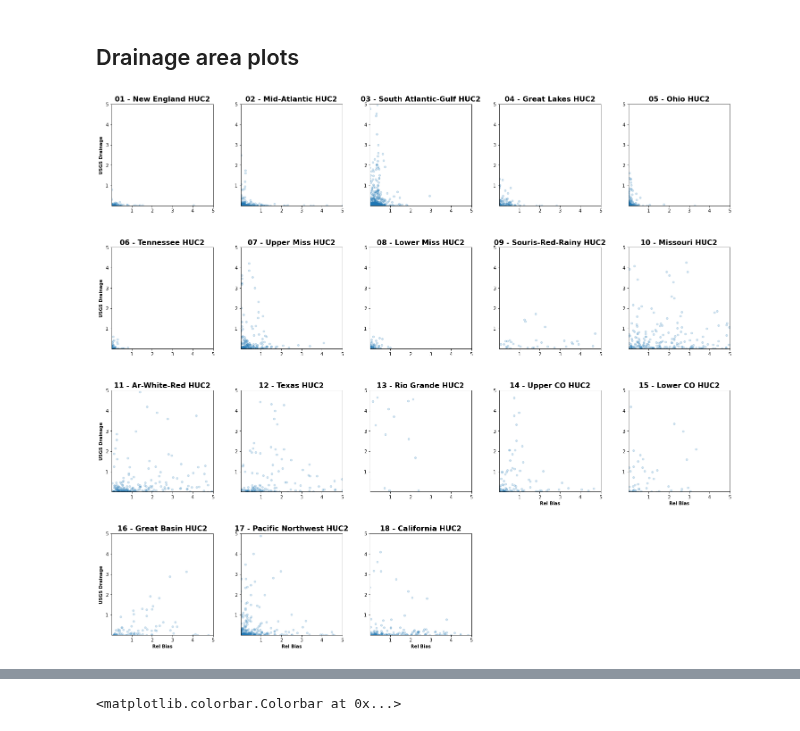
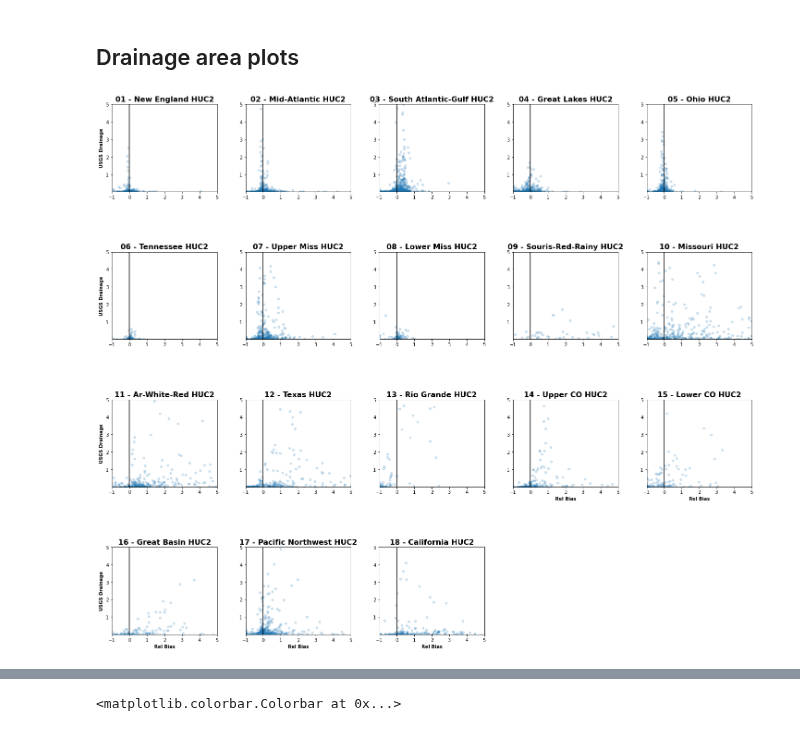
Before and after one commit to danielletijerina/PFCONUS2-analysis, a Jupyter notebook: scripts/Validation/Streamflow/3_PlotStreamflowTimeseries-Stats.ipynb, the cells around one changed output, grey strips where cells are left out. Saved outputs shown, nothing was run; the diff lists cells and outputs as text; code cells hidden in the pictures.

```diff
--- a/scripts/Validation/Streamflow/3_PlotStreamflowTimeseries-Stats.ipynb
+++ b/scripts/Validation/Streamflow/3_PlotStreamflowTimeseries-Stats.ipynb
@@ -324,32 +324,33 @@ Name: gages_drainage_sqkm, Length: 4961, dtype: float64
 # %%
 ncol = 5
 fig, axs = plt.subplots((18 // ncol)+1, ncol, figsize=(20,18))
 
 for ii in range(18):
     ax = axs[ii//ncol, ii%ncol]
     tmp_obs = stats_df.loc[stats_df['HUC2']==ii+1,'bias']
     tmp_sim = usgs_gage_metadata.loc[usgs_gage_metadata['HUC2']==ii+1,'gages_drainage_sqkm']/10000
+    ax.axvline(x=0, color = 'k')
     #tmp_corr = np.corrcoef(tmp_obs,tmp_sim)[0,1]
     #ax.plot(range(0,10000000,100000),range(0,10000000,100000),'k',linewidth = 1)
     ax.scatter(tmp_obs, tmp_sim,s=20, alpha=0.2)
     #ax.text(0.2,0.85,str(np.round(tmp_corr,3)),fontsize=15, transform=ax.transAxes)
     ax.set_ylim(1e-2,5)
-    ax.set_xlim(1e-2,5)
+    ax.set_xlim(-1,5)
     if(ii > 12):
         ax.set_xlabel('Rel Bias', fontsize=10, fontweight='bold')
     #else:
         #ax.tick_params(axis='both', labelbottom=False)
     if(ii%ncol == 0):
         ax.set_ylabel('USGS Drainage', fontsize=10, fontweight='bold')
     #else:
         #ax.tick_params(axis='both', labelleft=False)
     ax.set_title(str(int(ii+1)).rjust(2, '0') + f' - {huc_2_names[ii+1]} HUC2', fontsize=16, fontweight='bold')
 #     ax.set_xscale('log')
 #     ax.set_yscale('log')
     ax.set(adjustable='box', aspect='equal')
 plt.tight_layout()
 fig.delaxes(axs[3][3])
 fig.delaxes(axs[3][4])
-#plt.savefig(f'{plot_dir}/HUC2region_Streamflow_Scatter_PFCONUS2_WY{water_year}.png', dpi=300)
+plt.savefig(f'{plot_dir}/HUC2region_RelBiasVSdrainage_Scatter_PFCONUS2_WY{water_year}.png', dpi=300)
 # %% [output]
-[figure, old version]
+[figure, new version]
```
Also changed, not shown: parts of 3 cells of this notebook, 1 other file.
